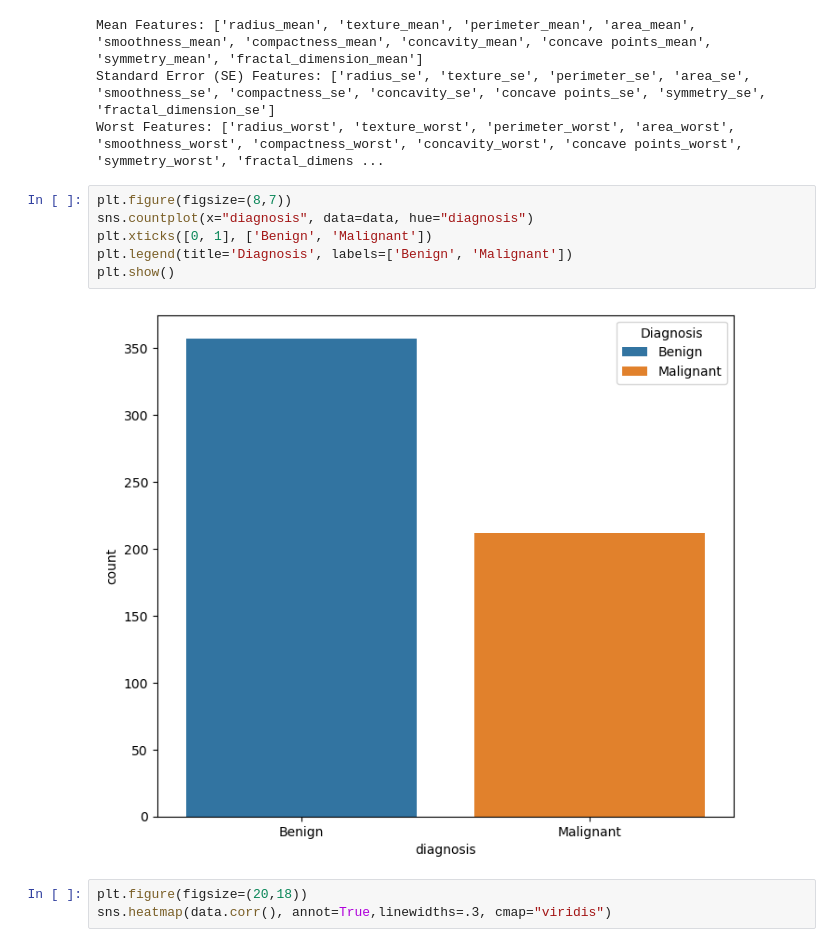
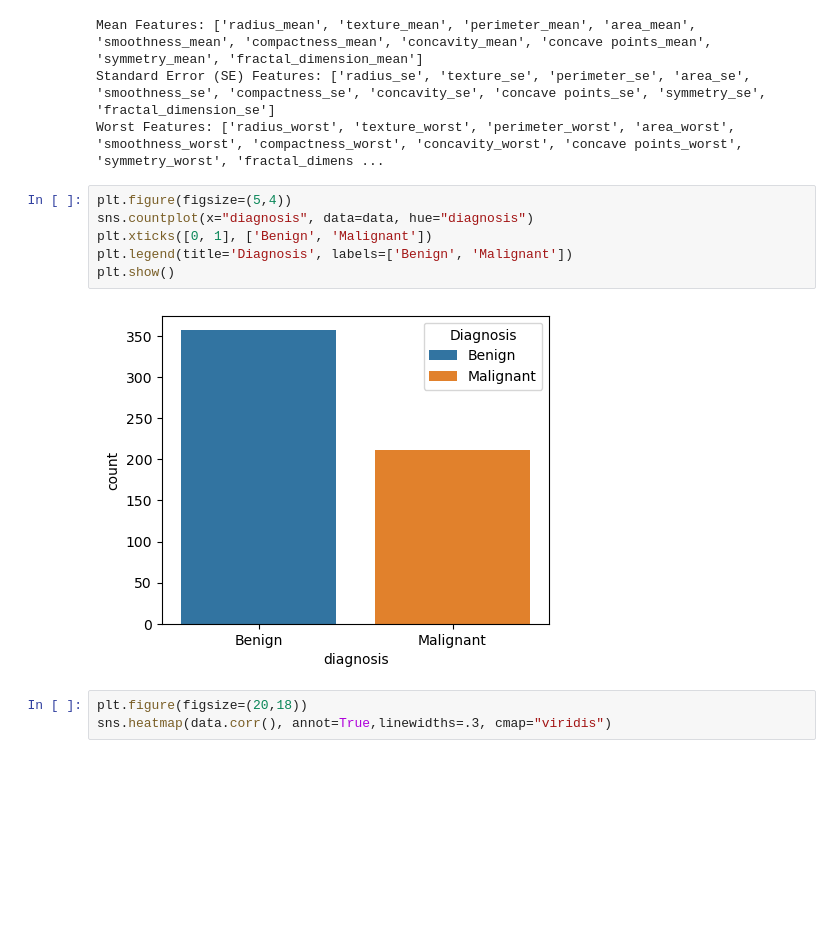
Before and after one commit to rwadnd/BreastCancerML, a Jupyter notebook: BreastCancerAnalysis.ipynb, the cells around one changed output. Cells and saved outputs as stored; diff of their text form; blank space fills up the shorter version.

```diff
--- a/BreastCancerAnalysis.ipynb
+++ b/BreastCancerAnalysis.ipynb
@@ -99,13 +146,13 @@ Mean Features: ['radius_mean', 'texture_mean', 'perimeter_mean', 'area_mean', 's
 Standard Error (SE) Features: ['radius_se', 'texture_se', 'perimeter_se', 'area_se', 'smoothness_se', 'compactness_se', 'concavity_se', 'concave points_se', 'symmetry_se', 'fractal_dimension_se']
 Worst Features: ['radius_worst', 'texture_worst', 'perimeter_worst', 'area_worst', 'smoothness_worst', 'compactness_worst', 'concavity_worst', 'concave points_worst', 'symmetry_worst', 'fractal_dimens ...
 # %%
-plt.figure(figsize=(8,7))
+plt.figure(figsize=(5,4))
 sns.countplot(x="diagnosis", data=data, hue="diagnosis")
 plt.xticks([0, 1], ['Benign', 'Malignant'])
 plt.legend(title='Diagnosis', labels=['Benign', 'Malignant'])
 plt.show()
 # %% [output]
-[figure, old version]
+[figure, new version]
 # %%
 plt.figure(figsize=(20,18))
 sns.heatmap(data.corr(), annot=True,linewidths=.3, cmap="viridis")
```
Also changed, not shown: parts of 29 cells of this notebook, 2 other files.
